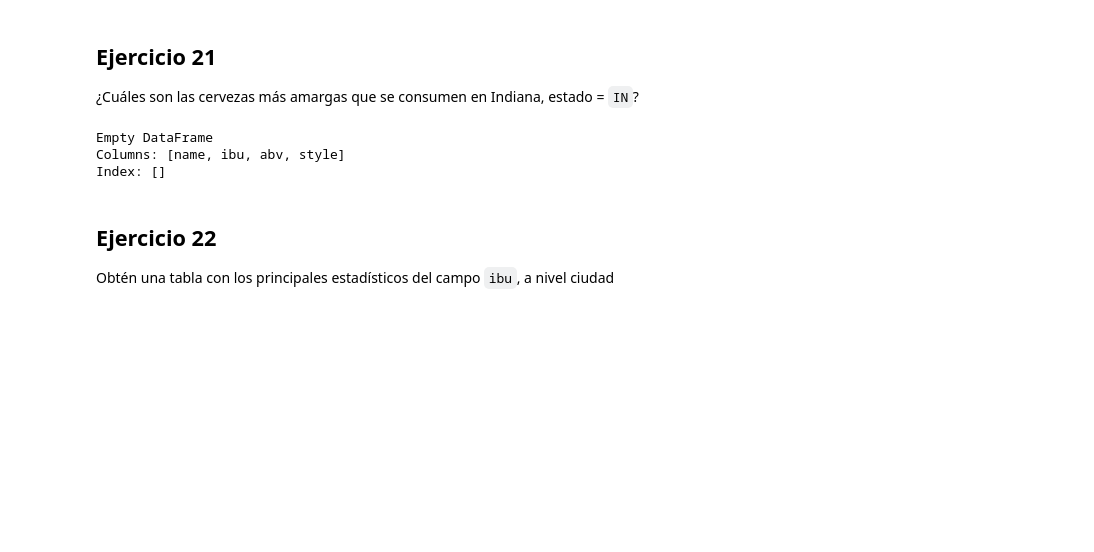
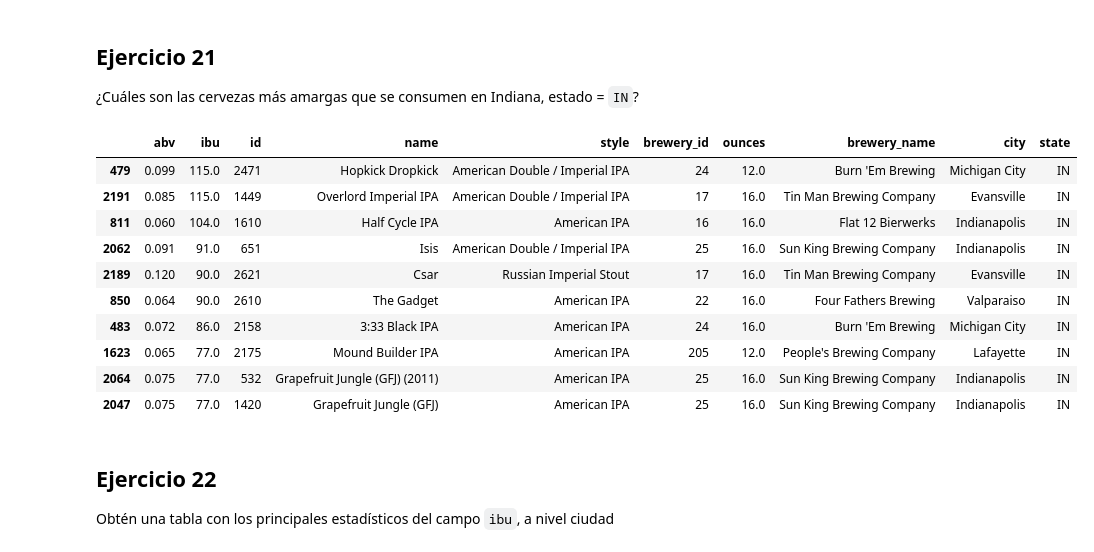
Before and after one commit to rou-tz/2026-02-BILBAO-FT-Data-Science, a Jupyter notebook: 2-Data_Analysis/2-Pandas/Practica/6-Beers/birras_repaso_Ruben.ipynb, the cells around one changed output. Cells and saved outputs as stored; diff of their text form; code cells hidden in the pictures; blank space fills up the shorter version.

```diff
--- a/2-Data_Analysis/2-Pandas/Practica/6-Beers/birras_repaso_Ruben.ipynb
+++ b/2-Data_Analysis/2-Pandas/Practica/6-Beers/birras_repaso_Ruben.ipynb
@@ -362,7 +370,7 @@ cerves = pd.read_csv('data/datasets_breweries.csv')
 1. Renombra la columna `Unnamed: 0` como `brewery_id`
 2. Renombra también la columna `name` por `brewery_name`. ¿Puedes hacer ambos apartados en una sola sentencia?
 # %%
-cerves = cerves.rename(columns={'Unnamed: 0': 'brewery_id', 'name': 'brewery_name'})
+cerves = cerves.rename(columns={'Unnamed: 0': 'brewery_id', 'name': 'brewery_name'},)
 cerves
 # %% [output]
 |  | brewery_id | brewery_name | city | state |
@@ -465,11 +473,20 @@ all.groupby(['state','city'])['abv'].aggregate(['mean','max','min'])
 ## Ejercicio 21
 ¿Cuáles son las cervezas más amargas que se consumen en Indiana, estado = `IN`?
 # %%
-all[all['state'] == 'IN'].sort_values('ibu', ascending=False).head(10)
+all[all['state'].str.strip() == 'IN'].sort_values('ibu', ascending=False).head(10)
+#el strip elimina espacios que haya antes y despues
 # %% [output]
-Empty DataFrame
-Columns: [name, ibu, abv, style]
-Index: []
+|  | abv | ibu | id | name | style | brewery_id | ounces | brewery_name | city | state |
+| 479 | 0.099 | 115.0 | 2471 | Hopkick Dropkick | American Double / Imperial IPA | 24 | 12.0 | Burn 'Em Brewing | Michigan City | IN |
+| 2191 | 0.085 | 115.0 | 1449 | Overlord Imperial IPA | American Double / Imperial IPA | 17 | 16.0 | Tin Man Brewing Company | Evansville | IN |
+| 811 | 0.060 | 104.0 | 1610 | Half Cycle IPA | American IPA | 16 | 16.0 | Flat 12 Bierwerks | Indianapolis | IN |
+| 2062 | 0.091 | 91.0 | 651 | Isis | American Double / Imperial IPA | 25 | 16.0 | Sun King Brewing Company | Indianapolis | IN |
+| 2189 | 0.120 | 90.0 | 2621 | Csar | Russian Imperial Stout | 17 | 16.0 | Tin Man Brewing Company | Evansville | IN |
+| 850 | 0.064 | 90.0 | 2610 | The Gadget | American IPA | 22 | 16.0 | Four Fathers Brewing | Valparaiso | IN |
+| 483 | 0.072 | 86.0 | 2158 | 3:33 Black IPA | American IPA | 24 | 16.0 | Burn 'Em Brewing | Michigan City | IN |
+| 1623 | 0.065 | 77.0 | 2175 | Mound Builder IPA | American IPA | 205 | 12.0 | People's Brewing Company | Lafayette | IN |
+| 2064 | 0.075 | 77.0 | 532 | Grapefruit Jungle (GFJ) (2011) | American IPA | 25 | 16.0 | Sun King Brewing Company | Indianapolis | IN |
+| 2047 | 0.075 | 77.0 | 1420 | Grapefruit Jungle (GFJ) | American IPA | 25 | 16.0 | Sun King Brewing Company | Indianapolis | IN |
 # %% [markdown]
 ## Ejercicio 22
 Obtén una tabla con los principales estadísticos del campo `ibu`,  a nivel ciudad
```
Also changed, not shown: parts of 8 cells of this notebook, 2 other files.
